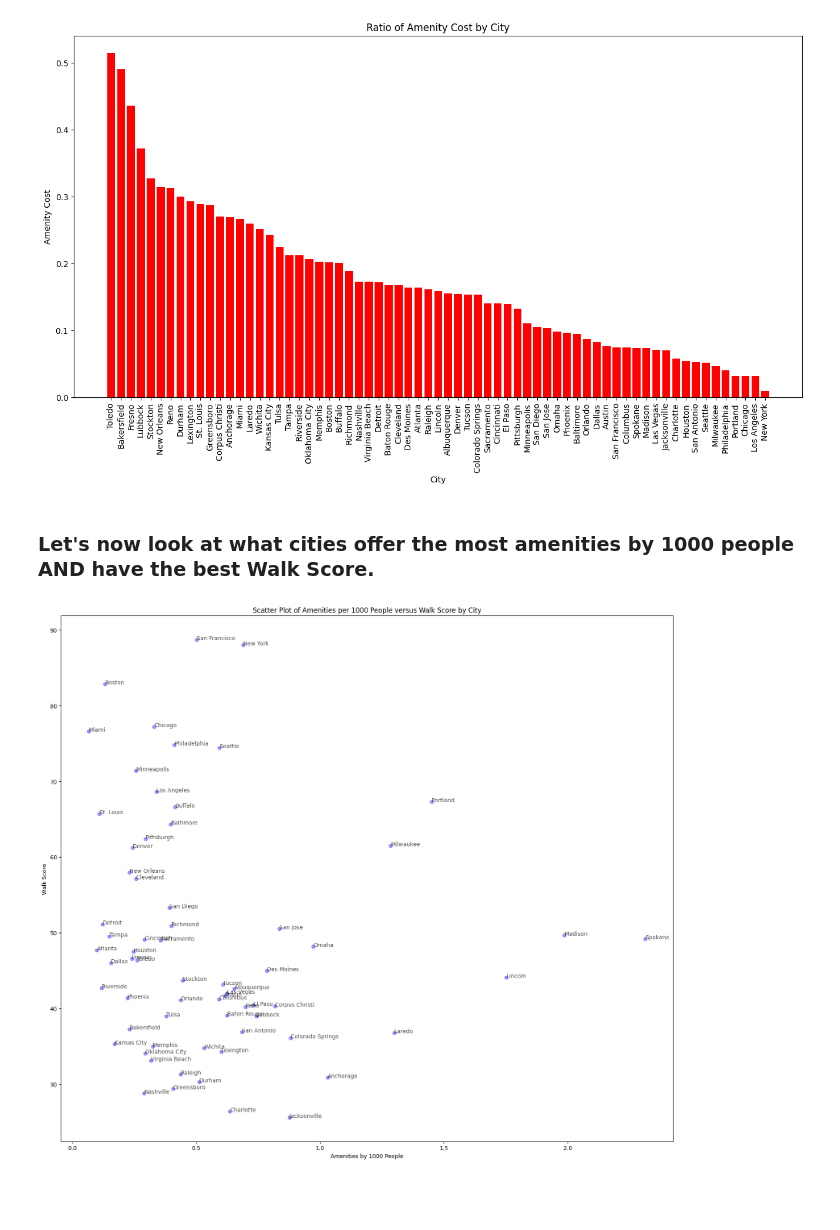
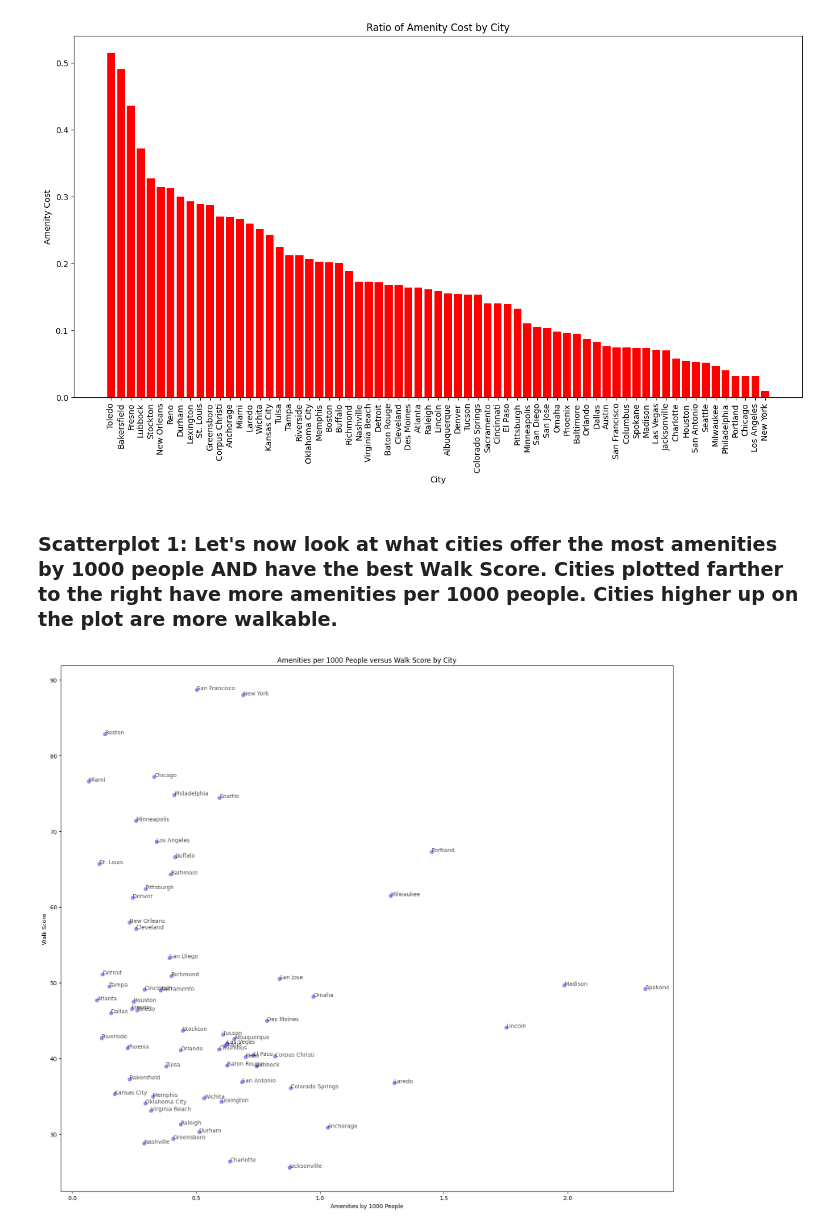
Before and after one commit to TinaBaldwin/US_Cities_Data, a Jupyter notebook: Cleaning_USCities_Connectivity.ipynb, the cells around one changed output. Drawn from its saved outputs; the diff is of its cells as text; code cells hidden in the pictures; blank space fills up the shorter version.

Commit message:
Added interpretation and other scatter plots to file

```diff
--- a/Cleaning_USCities_Connectivity.ipynb
+++ b/Cleaning_USCities_Connectivity.ipynb
@@ -1162,19 +1180,19 @@ plt.show()
 # %% [output]
 [figure]
 # %% [markdown]
-### Let's now look at what cities offer the most amenities by 1000 people AND have the best Walk Score.
+### Scatterplot 1: Let's now look at what cities offer the most amenities by 1000 people AND have the best Walk Score. Cities plotted farther to the right have more amenities per 1000 people. Cities higher up on the plot are more walkable.
 # %%
 plt.figure(figsize=(16, 14))
 plt.scatter(combined_data['Amenities by Pop'], combined_data['Walk Score'], color='blue', alpha=0.4)
 
 for i in range(len(combined_data)):
     plt.annotate(combined_data["City"][i], (combined_data["Amenities by Pop"][i], combined_data["Walk Score"][i]), textcoords='data', alpha=0.7)
 
 plt.ylabel("Walk Score")
 plt.xlabel("Amenities by 1000 People")
-plt.title("Scatter Plot of Amenities per 1000 People versus Walk Score by City")
+plt.title("Amenities per 1000 People versus Walk Score by City")
 
 plt.tight_layout()
 plt.show()
 # %% [output]
-[figure, old version]
+[figure, new version]
```
Also changed, not shown: parts of 16 cells of this notebook.
